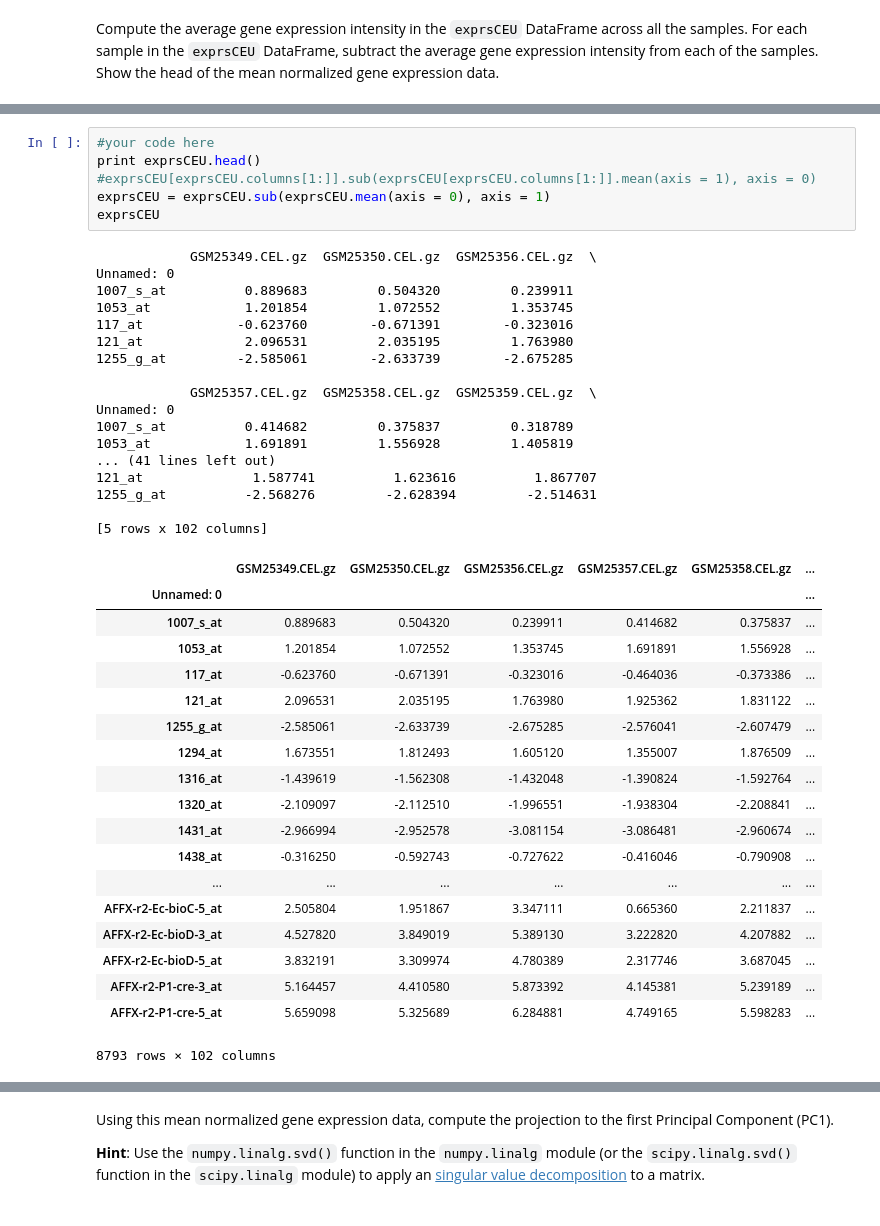
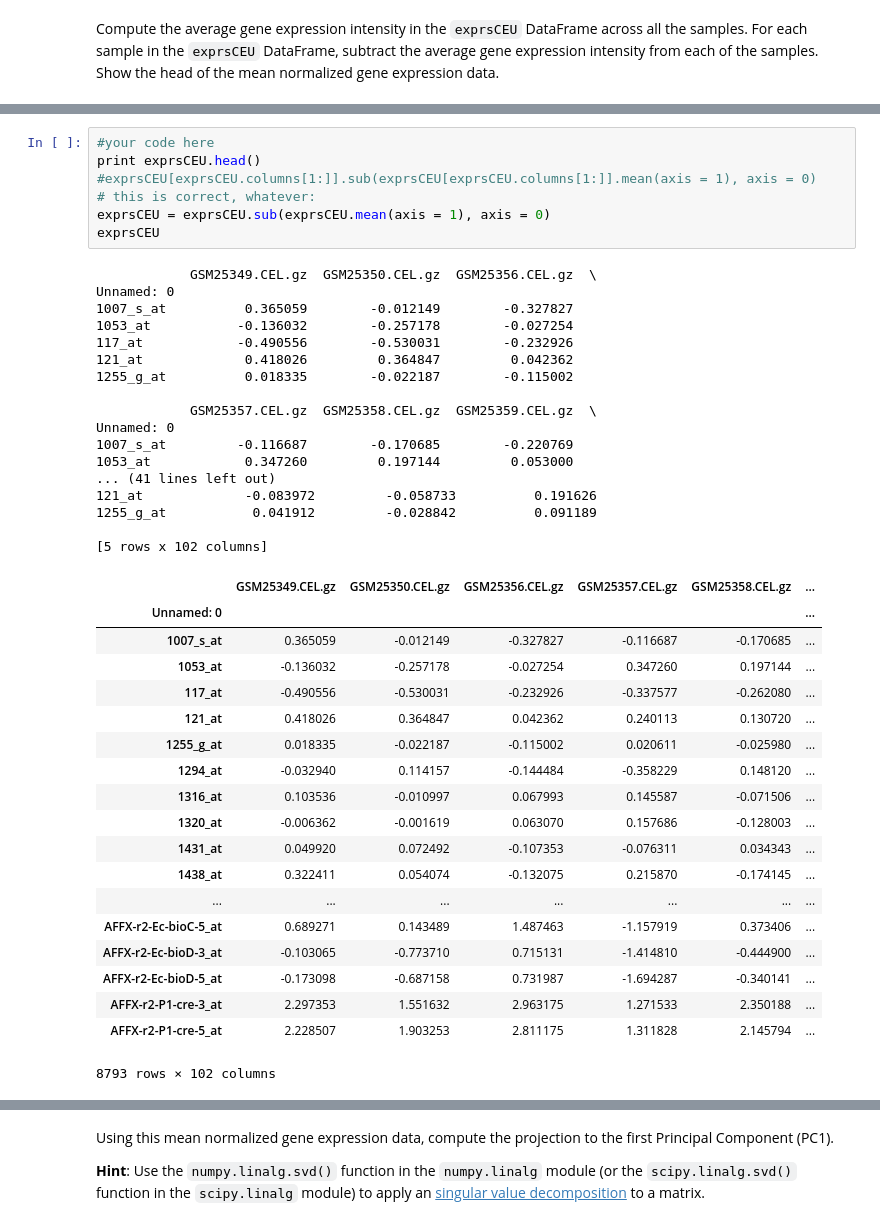
Before and after one commit to mtheartattack/2014, a Jupyter notebook: homework/HW2.ipynb, the cells around one changed output, grey strips where cells are left out. Saved outputs shown, nothing was run; the diff lists cells and outputs as text.

```diff
--- a/homework/HW2.ipynb
+++ b/homework/HW2.ipynb
@@ -290,45 +290,46 @@ dtype: float64
 # %%
 #your code here
 print exprsCEU.head()
 #exprsCEU[exprsCEU.columns[1:]].sub(exprsCEU[exprsCEU.columns[1:]].mean(axis = 1), axis = 0)
-exprsCEU = exprsCEU.sub(exprsCEU.mean(axis = 0), axis = 1)
+# this is correct, whatever:
+exprsCEU = exprsCEU.sub(exprsCEU.mean(axis = 1), axis = 0)
 exprsCEU
 # %% [output]
             GSM25349.CEL.gz  GSM25350.CEL.gz  GSM25356.CEL.gz  \
 Unnamed: 0
-1007_s_at          0.889683         0.504320         0.239911
-1053_at            1.201854         1.072552         1.353745
-117_at            -0.623760        -0.671391        -0.323016
-121_at             2.096531         2.035195         1.763980
-1255_g_at         -2.585061        -2.633739        -2.675285
+1007_s_at          0.365059        -0.012149        -0.327827
+1053_at           -0.136032        -0.257178        -0.027254
+117_at            -0.490556        -0.530031        -0.232926
+121_at             0.418026         0.364847         0.042362
+1255_g_at          0.018335        -0.022187        -0.115002
 
             GSM25357.CEL.gz  GSM25358.CEL.gz  GSM25359.CEL.gz  \
 Unnamed: 0
-1007_s_at          0.414682         0.375837         0.318789
-1053_at            1.691891         1.556928         1.405819
+1007_s_at         -0.116687        -0.170685        -0.220769
+1053_at            0.347260         0.197144         0.053000
 ... (41 lines left out)
-121_at              1.587741          1.623616          1.867707
-1255_g_at          -2.568276         -2.628394         -2.514631
+121_at             -0.083972         -0.058733          0.191626
+1255_g_at           0.041912         -0.028842          0.091189
 
 [5 rows x 102 columns]
 |  | GSM25349.CEL.gz | GSM25350.CEL.gz | GSM25356.CEL.gz | GSM25357.CEL.gz | GSM25358.CEL.gz | ... |
 | Unnamed: 0 |  |  |  |  |  | ... |
-| 1007_s_at | 0.889683 | 0.504320 | 0.239911 | 0.414682 | 0.375837 | ... |
-| 1053_at | 1.201854 | 1.072552 | 1.353745 | 1.691891 | 1.556928 | ... |
-| 117_at | -0.623760 | -0.671391 | -0.323016 | -0.464036 | -0.373386 | ... |
-| 121_at | 2.096531 | 2.035195 | 1.763980 | 1.925362 | 1.831122 | ... |
-| 1255_g_at | -2.585061 | -2.633739 | -2.675285 | -2.576041 | -2.607479 | ... |
-| 1294_at | 1.673551 | 1.812493 | 1.605120 | 1.355007 | 1.876509 | ... |
-| 1316_at | -1.439619 | -1.562308 | -1.432048 | -1.390824 | -1.592764 | ... |
-| 1320_at | -2.109097 | -2.112510 | -1.996551 | -1.938304 | -2.208841 | ... |
-| 1431_at | -2.966994 | -2.952578 | -3.081154 | -3.086481 | -2.960674 | ... |
-| 1438_at | -0.316250 | -0.592743 | -0.727622 | -0.416046 | -0.790908 | ... |
+| 1007_s_at | 0.365059 | -0.012149 | -0.327827 | -0.116687 | -0.170685 | ... |
+| 1053_at | -0.136032 | -0.257178 | -0.027254 | 0.347260 | 0.197144 | ... |
+| 117_at | -0.490556 | -0.530031 | -0.232926 | -0.337577 | -0.262080 | ... |
+| 121_at | 0.418026 | 0.364847 | 0.042362 | 0.240113 | 0.130720 | ... |
+| 1255_g_at | 0.018335 | -0.022187 | -0.115002 | 0.020611 | -0.025980 | ... |
+| 1294_at | -0.032940 | 0.114157 | -0.144484 | -0.358229 | 0.148120 | ... |
+| 1316_at | 0.103536 | -0.010997 | 0.067993 | 0.145587 | -0.071506 | ... |
+| 1320_at | -0.006362 | -0.001619 | 0.063070 | 0.157686 | -0.128003 | ... |
+| 1431_at | 0.049920 | 0.072492 | -0.107353 | -0.076311 | 0.034343 | ... |
+| 1438_at | 0.322411 | 0.054074 | -0.132075 | 0.215870 | -0.174145 | ... |
 | ... | ... | ... | ... | ... | ... | ... |
-| AFFX-r2-Ec-bioC-5_at | 2.505804 | 1.951867 | 3.347111 | 0.665360 | 2.211837 | ... |
-| AFFX-r2-Ec-bioD-3_at | 4.527820 | 3.849019 | 5.389130 | 3.222820 | 4.207882 | ... |
-| AFFX-r2-Ec-bioD-5_at | 3.832191 | 3.309974 | 4.780389 | 2.317746 | 3.687045 | ... |
-| AFFX-r2-P1-cre-3_at | 5.164457 | 4.410580 | 5.873392 | 4.145381 | 5.239189 | ... |
-| AFFX-r2-P1-cre-5_at | 5.659098 | 5.325689 | 6.284881 | 4.749165 | 5.598283 | ... |
+| AFFX-r2-Ec-bioC-5_at | 0.689271 | 0.143489 | 1.487463 | -1.157919 | 0.373406 | ... |
+| AFFX-r2-Ec-bioD-3_at | -0.103065 | -0.773710 | 0.715131 | -1.414810 | -0.444900 | ... |
+| AFFX-r2-Ec-bioD-5_at | -0.173098 | -0.687158 | 0.731987 | -1.694287 | -0.340141 | ... |
+| AFFX-r2-P1-cre-3_at | 2.297353 | 1.551632 | 2.963175 | 1.271533 | 2.350188 | ... |
+| AFFX-r2-P1-cre-5_at | 2.228507 | 1.903253 | 2.811175 | 1.311828 | 2.145794 | ... |
 8793 rows × 102 columns
 # %%
 type(exprsCEU)
```
Also changed, not shown: parts of 42 cells of this notebook.
